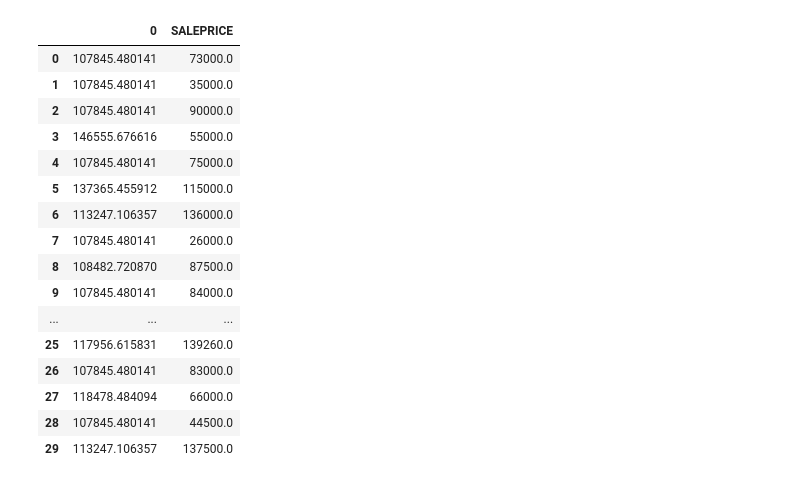
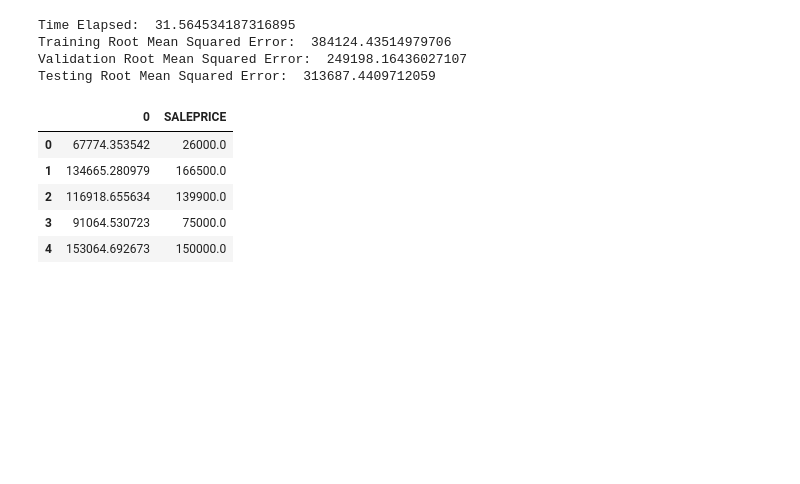
Before and after one commit to wonch002/Home-Value-Prediction, a Jupyter notebook: notebooks/Modeling.ipynb, the cells around one changed output. Cells and saved outputs as stored; diff of their text form; code cells hidden in the pictures; blank space fills up the shorter version.

```diff
--- a/notebooks/Modeling.ipynb
+++ b/notebooks/Modeling.ipynb
@@ -129,0 +173,24 @@ Baseline Root Mean Squared Error:  229160.64577435007
+# %%
+from sklearn.model_selection import RandomizedSearchCV
+
+parameters = {
+    'learning_rate':[0.01,0.1,0.2],
+    'n_estimators':[50,100,150,200,250,300],
+    'subsample':[0.75,0.9,1.0],
+    'min_samples_split':[2,4,6],
+    'min_samples_leaf':[1,3,5,7],
+    'max_depth':[3,5,7],
+    'max_features':(None,'sqrt','log2'),
+    'alpha':[0.85,0.9,0.95]
+}
+
+start = time.time()
+
+clf_rand = RandomizedSearchCV(GradientBoostingRegressor(), parameters, n_iter=10, n_jobs=4, verbose=10)
+
+clf_rand.fit(X_train, y_train)
+
+print("Time Elapsed: ", time.time() - start)
+
+print("Best parameters: ", clf_rand.best_params_)
+print("Best Score: ", clf_rand.best_score_)
@@ -130,22 +221,35 @@ Baseline Root Mean Squared Error:  229160.64577435007
+# %%
+from sklearn.metrics import mean_squared_error
+
+start = time.time()
+
+clf_gbr = GradientBoostingRegressor(**clf_rand.best_params_).fit(X_train, y_train)
+
+print("Time Elapsed: ", time.time() - start)
+
+predictions = clf_gbr.predict(X_train)
+rmse = mean_squared_error(y_train, predictions) ** 0.5
+print("Training Root Mean Squared Error: ", rmse)
+
+predictions = clf_gbr.predict(X_val)
+rmse = mean_squared_error(y_val, predictions) ** 0.5
+print("Validation Root Mean Squared Error: ", rmse)
+
+predictions = clf_gbr.predict(X_test)
+rmse = mean_squared_error(y_test, predictions) ** 0.5
+print("Testing Root Mean Squared Error: ", rmse)
+# %% [output]
+Time Elapsed:  31.564534187316895
+Training Root Mean Squared Error:  384124.43514979706
+Validation Root Mean Squared Error:  249198.16436027107
+Testing Root Mean Squared Error:  313687.4409712059
 # %%
 y_test = y_test.reset_index(drop=True)
+pd.concat([pd.Series(predictions), y_test],axis=1).head(5)
+# %% [output]
+|  | 0 | SALEPRICE |
+| 0 | 67774.353542 | 26000.0 |
+| 1 | 134665.280979 | 166500.0 |
+| 2 | 116918.655634 | 139900.0 |
+| 3 | 91064.530723 | 75000.0 |
+| 4 | 153064.692673 | 150000.0 |
-# %%
-pd.concat([pd.Series(predictions), y_test],axis=1).head(30)
-# %% [output]
-|  | 0 | SALEPRICE |
-| 0 | 107845.480141 | 73000.0 |
-| 1 | 107845.480141 | 35000.0 |
-| 2 | 107845.480141 | 90000.0 |
-| 3 | 146555.676616 | 55000.0 |
-| 4 | 107845.480141 | 75000.0 |
-| 5 | 137365.455912 | 115000.0 |
-| 6 | 113247.106357 | 136000.0 |
-| 7 | 107845.480141 | 26000.0 |
-| 8 | 108482.720870 | 87500.0 |
-| 9 | 107845.480141 | 84000.0 |
-| ... | ... | ... |
-| 25 | 117956.615831 | 139260.0 |
-| 26 | 107845.480141 | 83000.0 |
-| 27 | 118478.484094 | 66000.0 |
-| 28 | 107845.480141 | 44500.0 |
-| 29 | 113247.106357 | 137500.0 |
```
Also changed, not shown: parts of 29 cells of this notebook.
